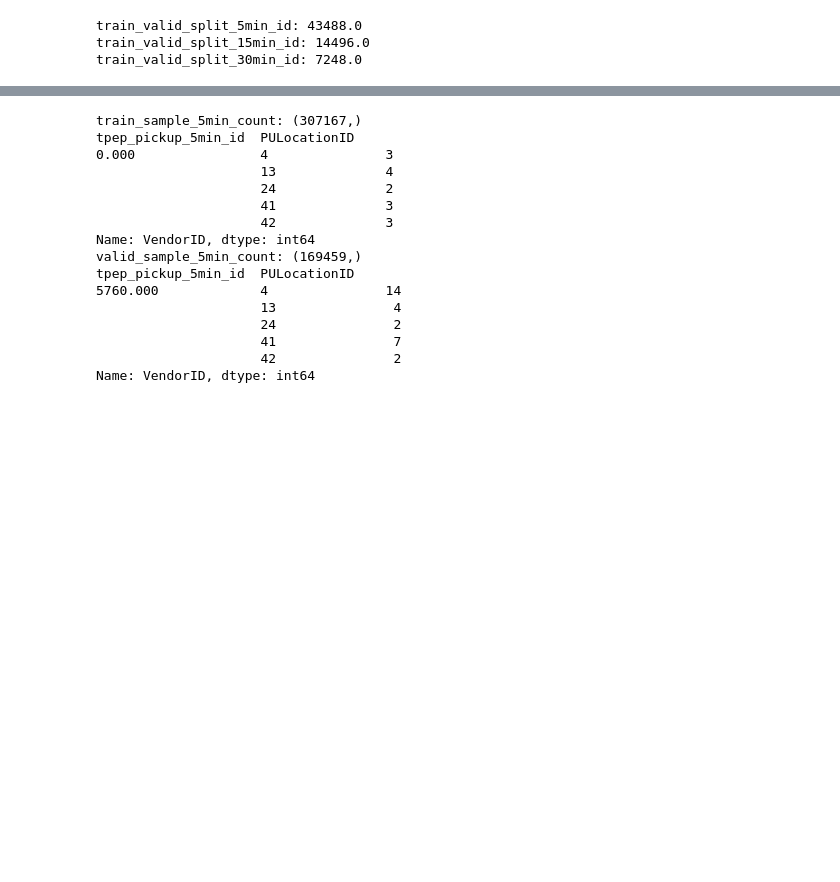
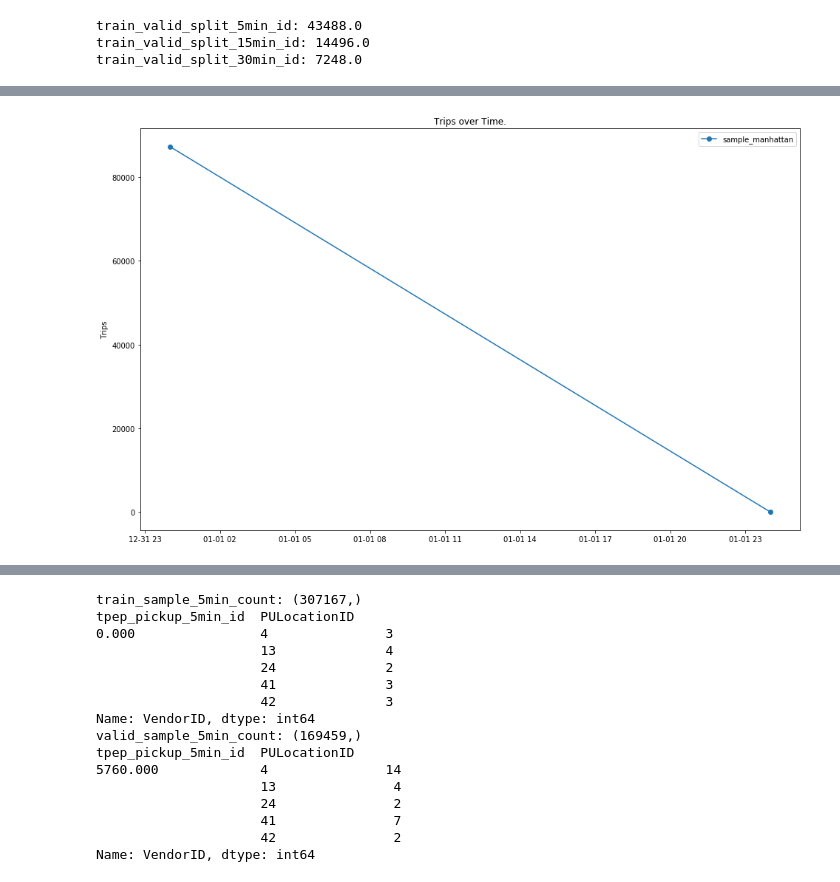
Before and after one commit to hlmiao/nyc_taxi_requests_prediction, a Jupyter notebook: nyc_taxi_requests_prediction.ipynb, the cells around one changed output, grey strips where cells are left out. Saved outputs shown, nothing was run; the diff lists cells and outputs as text; code cells hidden in the pictures; blank space fills up the shorter version.

```diff
--- a/nyc_taxi_requests_prediction.ipynb
+++ b/nyc_taxi_requests_prediction.ipynb
@@ -177,0 +221,8 @@ sample_manhattan_stat:
+# %%
+plt.plot(sample_manhattan.groupby('tpep_pickup_date').count()[['VendorID']], 'o-', label='sample_manhattan')
+plt.title('Trips over Time.')
+plt.legend(loc=0)
+plt.ylabel('Trips')
+plt.show()
+# %% [output]
+[figure, added]
```
Also changed, not shown: parts of 11 cells of this notebook.
